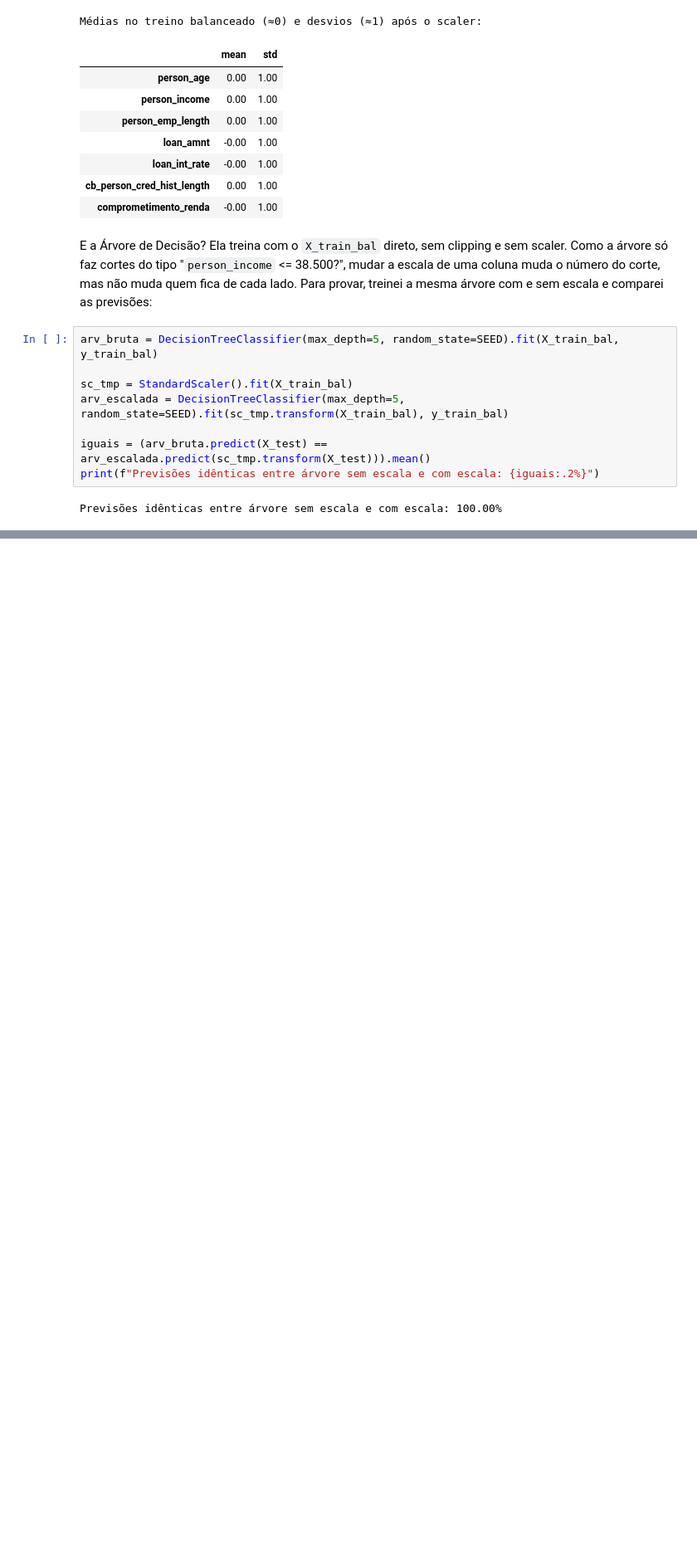
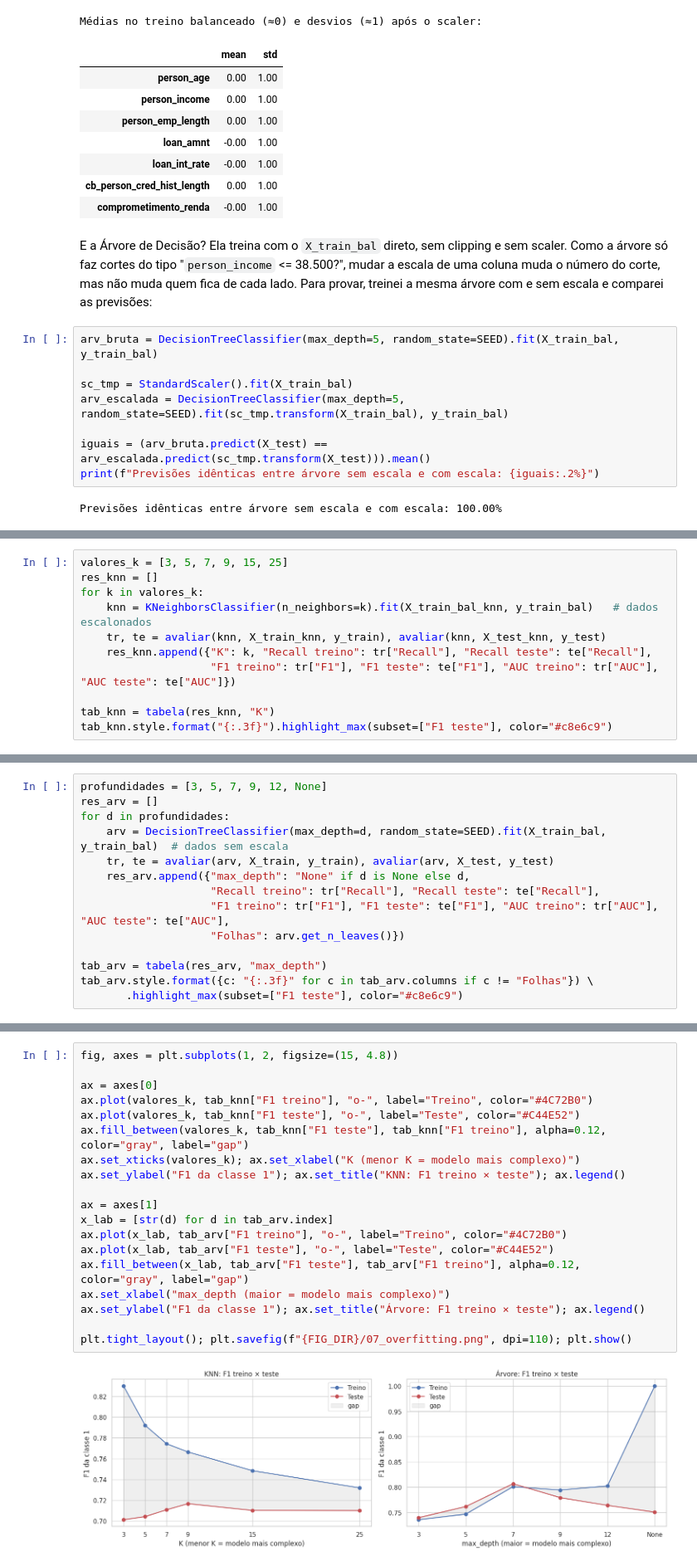
Before and after one commit to PaulaKinder/Machine-Learning-e-Visao-Computacional-T3-Projeto-Avaliativo-Modulo-1-, a Jupyter notebook: risco_credito.ipynb, the cells around one changed output, grey strips where cells are left out. Shown at 83% size. Saved outputs shown, nothing was run; the diff lists cells and outputs as text; blank space fills up the shorter version.

Commit message:
feat: testa K e max_depth comparando treino e teste para diagnosticar overfitting

```diff
--- a/risco_credito.ipynb
+++ b/risco_credito.ipynb
@@ -541,0 +565,11 @@ Previsões idênticas entre árvore sem escala e com escala: 100.00%
+# %%
+valores_k = [3, 5, 7, 9, 15, 25]
+res_knn = []
+for k in valores_k:
+    knn = KNeighborsClassifier(n_neighbors=k).fit(X_train_bal_knn, y_train_bal)   # dados escalonados
+    tr, te = avaliar(knn, X_train_knn, y_train), avaliar(knn, X_test_knn, y_test)
+    res_knn.append({"K": k, "Recall treino": tr["Recall"], "Recall teste": te["Recall"],
+                    "F1 treino": tr["F1"], "F1 teste": te["F1"], "AUC treino": tr["AUC"], "AUC teste": te["AUC"]})
+
+tab_knn = tabela(res_knn, "K")
+tab_knn.style.format("{:.3f}").highlight_max(subset=["F1 teste"], color="#c8e6c9")
@@ -541,0 +587,14 @@ Previsões idênticas entre árvore sem escala e com escala: 100.00%
+# %%
+profundidades = [3, 5, 7, 9, 12, None]
+res_arv = []
+for d in profundidades:
+    arv = DecisionTreeClassifier(max_depth=d, random_state=SEED).fit(X_train_bal, y_train_bal)  # dados sem escala
+    tr, te = avaliar(arv, X_train, y_train), avaliar(arv, X_test, y_test)
+    res_arv.append({"max_depth": "None" if d is None else d,
+                    "Recall treino": tr["Recall"], "Recall teste": te["Recall"],
+                    "F1 treino": tr["F1"], "F1 teste": te["F1"], "AUC treino": tr["AUC"], "AUC teste": te["AUC"],
+                    "Folhas": arv.get_n_leaves()})
+
+tab_arv = tabela(res_arv, "max_depth")
+tab_arv.style.format({c: "{:.3f}" for c in tab_arv.columns if c != "Folhas"}) \
+       .highlight_max(subset=["F1 teste"], color="#c8e6c9")
@@ -541,0 +612,21 @@ Previsões idênticas entre árvore sem escala e com escala: 100.00%
+# %%
+fig, axes = plt.subplots(1, 2, figsize=(15, 4.8))
+
+ax = axes[0]
+ax.plot(valores_k, tab_knn["F1 treino"], "o-", label="Treino", color="#4C72B0")
+ax.plot(valores_k, tab_knn["F1 teste"], "o-", label="Teste", color="#C44E52")
+ax.fill_between(valores_k, tab_knn["F1 teste"], tab_knn["F1 treino"], alpha=0.12, color="gray", label="gap")
+ax.set_xticks(valores_k); ax.set_xlabel("K (menor K = modelo mais complexo)")
+ax.set_ylabel("F1 da classe 1"); ax.set_title("KNN: F1 treino × teste"); ax.legend()
+
+ax = axes[1]
+x_lab = [str(d) for d in tab_arv.index]
+ax.plot(x_lab, tab_arv["F1 treino"], "o-", label="Treino", color="#4C72B0")
+ax.plot(x_lab, tab_arv["F1 teste"], "o-", label="Teste", color="#C44E52")
+ax.fill_between(x_lab, tab_arv["F1 teste"], tab_arv["F1 treino"], alpha=0.12, color="gray", label="gap")
+ax.set_xlabel("max_depth (maior = modelo mais complexo)")
+ax.set_ylabel("F1 da classe 1"); ax.set_title("Árvore: F1 treino × teste"); ax.legend()
+
+plt.tight_layout(); plt.savefig(f"{FIG_DIR}/07_overfitting.png", dpi=110); plt.show()
+# %% [output]
+[figure, added]
```
Also changed, not shown: parts of 9 cells of this notebook, 1 other file.
